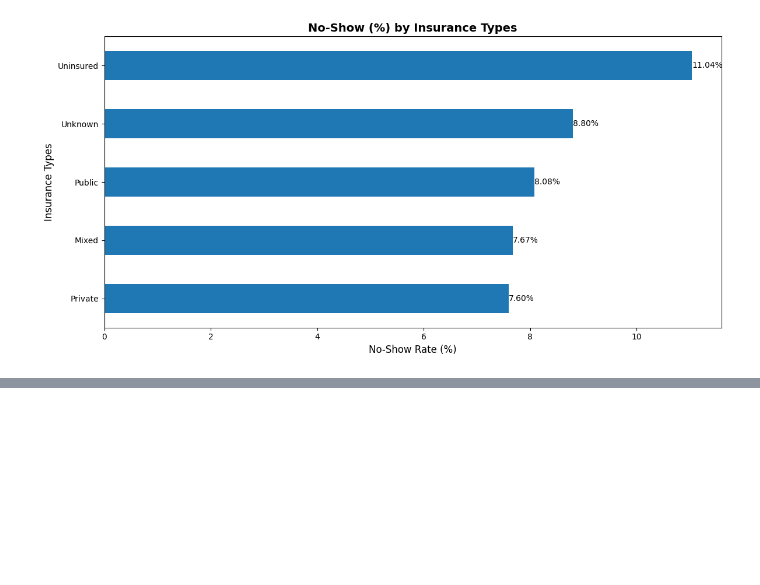
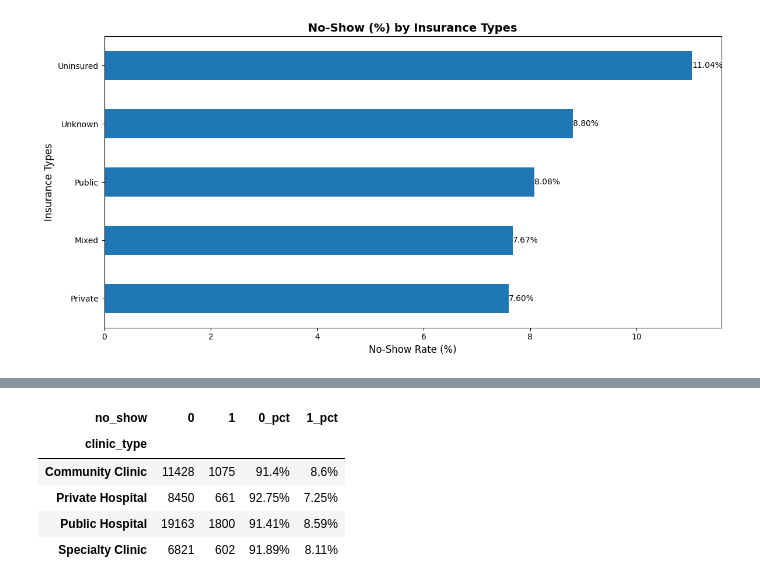
Before and after one commit to akashcstech/Health_Care_No_Show_Data_Analysis, a Jupyter notebook: Data_clean.ipynb, the cells around one changed output, grey strips where cells are left out. Saved outputs shown, nothing was run; the diff lists cells and outputs as text; code cells hidden in the pictures; blank space fills up the shorter version.

```diff
--- a/Data_clean.ipynb
+++ b/Data_clean.ipynb
@@ -1707,0 +1726,13 @@ plt.show()
+# %%
+ctnss = pd.crosstab(cdf['clinic_type'], pdf['no_show'], normalize='index') * 100
+ctns[['0_pct', '1_pct']] = ctnss.round(2)
+view_ctns = ctns.copy()
+view_ctns[['0_pct', '1_pct']] = view_ctns[['0_pct', '1_pct']].astype(str) +'%'
+view_ctns
+# %% [output]
+| no_show | 0 | 1 | 0_pct | 1_pct |
+| clinic_type |  |  |  |  |
+| Community Clinic | 11428 | 1075 | 91.4% | 8.6% |
+| Private Hospital | 8450 | 661 | 92.75% | 7.25% |
+| Public Hospital | 19163 | 1800 | 91.41% | 8.59% |
+| Specialty Clinic | 6821 | 602 | 91.89% | 8.11% |
```
Also changed, not shown: parts of 4 cells of this notebook, 1 other file.
